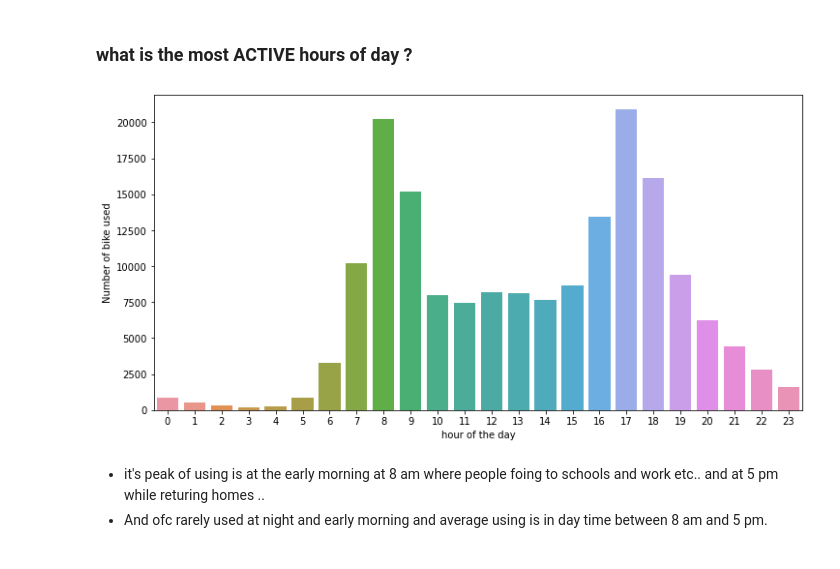
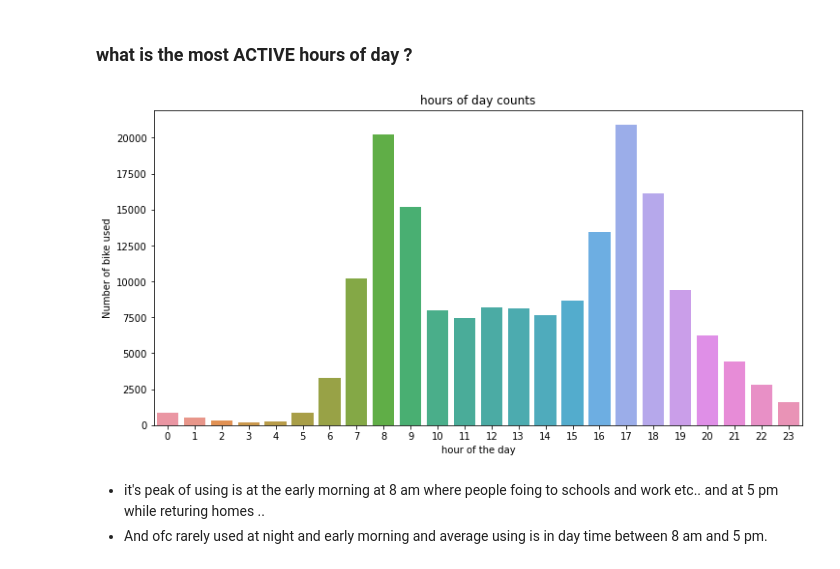
Before and after one commit to Theabdelkader/Communicate-Data-Findings-Ford-GoBike-System, a Jupyter notebook: exploration_template.ipynb, the cells around one changed output. Drawn from its saved outputs; the diff is of its cells as text; code cells hidden in the pictures.

```diff
--- a/exploration_template.ipynb
+++ b/exploration_template.ipynb
@@ -434,10 +441,11 @@ plt.ylabel('Number of bike used');
 # %%
 plt.figure(figsize=(12,6))
 sb.countplot(data=df, x='start_hour');
 plt.xlabel('hour of the day');
 plt.ylabel('Number of bike used');
+plt.title('hours of day counts');
 # %% [output]
-[figure, old version]
+[figure, new version]
 # %% [markdown]
 - it's peak of using is at the early morning at 8 am where people foing to schools and work etc.. and at 5 pm while returing homes ..
 - And ofc rarely used at night and early morning and average using is in day time between 8 am and 5 pm.
```
Also changed, not shown: parts of 20 cells of this notebook, 2 other files.
